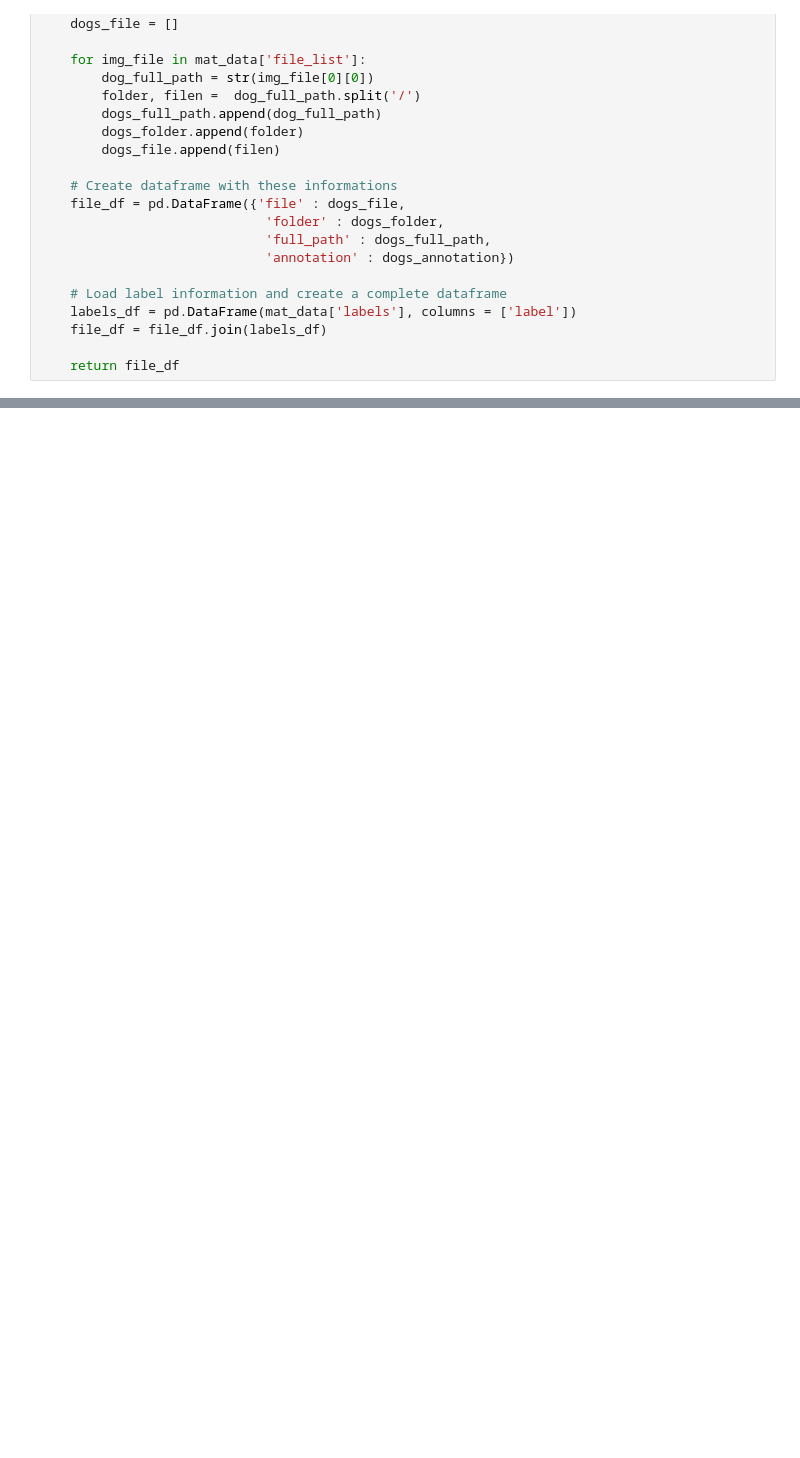
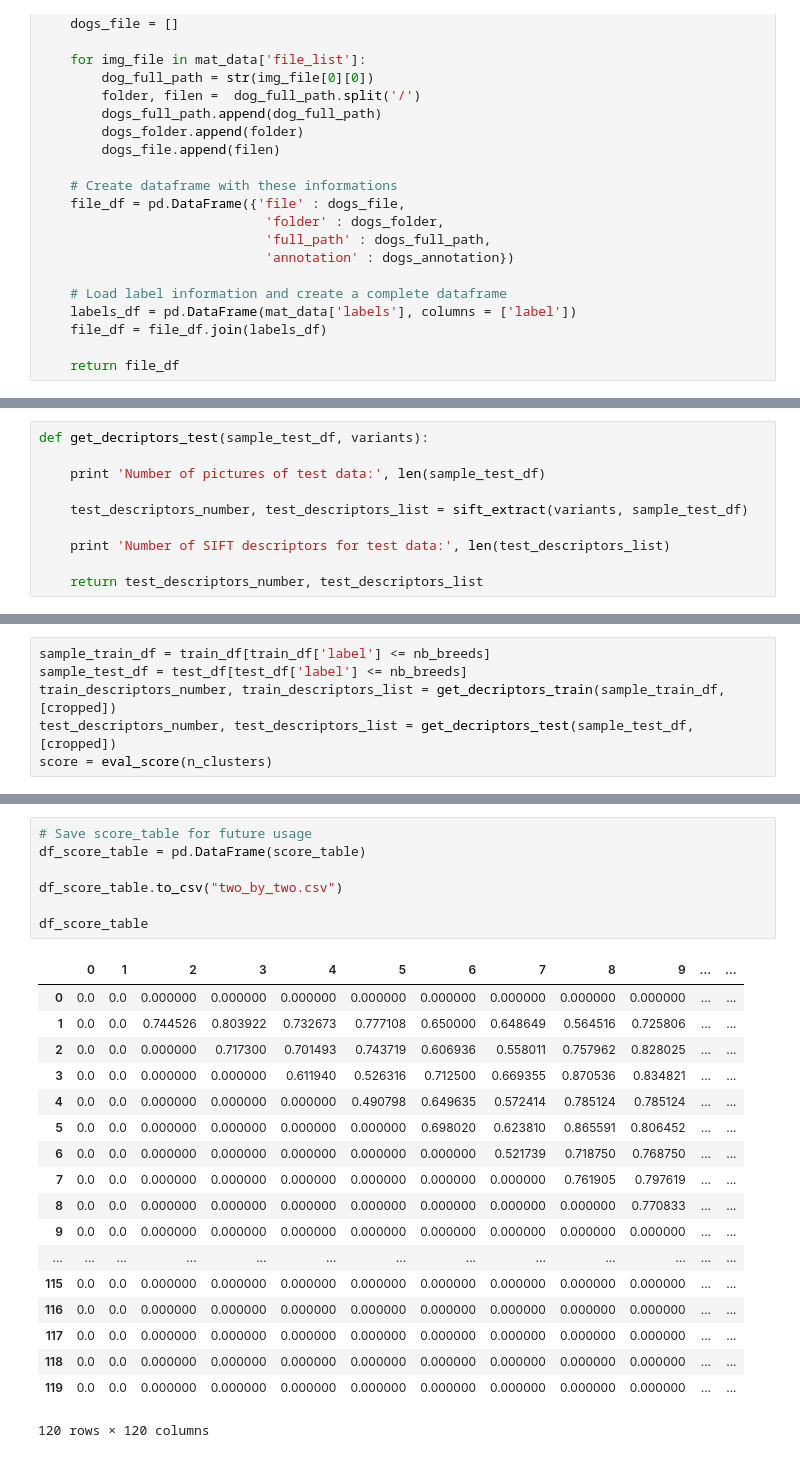
Before and after one commit to chmuths/projet_7, a Jupyter notebook: notebooks/Images-load-Ridge.ipynb, the cells around one changed output, grey strips where cells are left out. Cells and saved outputs as stored; diff of their text form; blank space fills up the shorter version.

```diff
--- a/notebooks/Images-load-Ridge.ipynb
+++ b/notebooks/Images-load-Ridge.ipynb
@@ -150,0 +155,10 @@ def build_histograms_2(descriptors_number, descriptors_list, centroids):
+# %%
+def get_decriptors_test(sample_test_df, variants):
+
+    print 'Number of pictures of test data:', len(sample_test_df)
+
+    test_descriptors_number, test_descriptors_list = sift_extract(variants, sample_test_df)
+
+    print 'Number of SIFT descriptors for test data:', len(test_descriptors_list)
+
+    return test_descriptors_number, test_descriptors_list
@@ -204,0 +209,6 @@ def eval_score(n_clusters):
+# %%
+sample_train_df = train_df[train_df['label'] <= nb_breeds]
+sample_test_df = test_df[test_df['label'] <= nb_breeds]
+train_descriptors_number, train_descriptors_list = get_decriptors_train(sample_train_df, [cropped])
+test_descriptors_number, test_descriptors_list = get_decriptors_test(sample_test_df, [cropped])
+score = eval_score(n_clusters)
@@ -204,0 +290,26 @@ def eval_score(n_clusters):
+# %%
+# Save score_table for future usage
+df_score_table = pd.DataFrame(score_table)
+
+df_score_table.to_csv("two_by_two.csv")
+
+df_score_table
+# %% [output]
+|  | 0 | 1 | 2 | 3 | 4 | 5 | 6 | 7 | 8 | 9 | ... | ... |
+| 0 | 0.0 | 0.0 | 0.000000 | 0.000000 | 0.000000 | 0.000000 | 0.000000 | 0.000000 | 0.000000 | 0.000000 | ... | ... |
+| 1 | 0.0 | 0.0 | 0.744526 | 0.803922 | 0.732673 | 0.777108 | 0.650000 | 0.648649 | 0.564516 | 0.725806 | ... | ... |
+| 2 | 0.0 | 0.0 | 0.000000 | 0.717300 | 0.701493 | 0.743719 | 0.606936 | 0.558011 | 0.757962 | 0.828025 | ... | ... |
+| 3 | 0.0 | 0.0 | 0.000000 | 0.000000 | 0.611940 | 0.526316 | 0.712500 | 0.669355 | 0.870536 | 0.834821 | ... | ... |
+| 4 | 0.0 | 0.0 | 0.000000 | 0.000000 | 0.000000 | 0.490798 | 0.649635 | 0.572414 | 0.785124 | 0.785124 | ... | ... |
+| 5 | 0.0 | 0.0 | 0.000000 | 0.000000 | 0.000000 | 0.000000 | 0.698020 | 0.623810 | 0.865591 | 0.806452 | ... | ... |
+| 6 | 0.0 | 0.0 | 0.000000 | 0.000000 | 0.000000 | 0.000000 | 0.000000 | 0.521739 | 0.718750 | 0.768750 | ... | ... |
+| 7 | 0.0 | 0.0 | 0.000000 | 0.000000 | 0.000000 | 0.000000 | 0.000000 | 0.000000 | 0.761905 | 0.797619 | ... | ... |
+| 8 | 0.0 | 0.0 | 0.000000 | 0.000000 | 0.000000 | 0.000000 | 0.000000 | 0.000000 | 0.000000 | 0.770833 | ... | ... |
+| 9 | 0.0 | 0.0 | 0.000000 | 0.000000 | 0.000000 | 0.000000 | 0.000000 | 0.000000 | 0.000000 | 0.000000 | ... | ... |
+| ... | ... | ... | ... | ... | ... | ... | ... | ... | ... | ... | ... | ... |
+| 115 | 0.0 | 0.0 | 0.000000 | 0.000000 | 0.000000 | 0.000000 | 0.000000 | 0.000000 | 0.000000 | 0.000000 | ... | ... |
+| 116 | 0.0 | 0.0 | 0.000000 | 0.000000 | 0.000000 | 0.000000 | 0.000000 | 0.000000 | 0.000000 | 0.000000 | ... | ... |
+| 117 | 0.0 | 0.0 | 0.000000 | 0.000000 | 0.000000 | 0.000000 | 0.000000 | 0.000000 | 0.000000 | 0.000000 | ... | ... |
+| 118 | 0.0 | 0.0 | 0.000000 | 0.000000 | 0.000000 | 0.000000 | 0.000000 | 0.000000 | 0.000000 | 0.000000 | ... | ... |
+| 119 | 0.0 | 0.0 | 0.000000 | 0.000000 | 0.000000 | 0.000000 | 0.000000 | 0.000000 | 0.000000 | 0.000000 | ... | ... |
+120 rows × 120 columns
```
Also changed, not shown: parts of 28 cells of this notebook, 5 other files.
